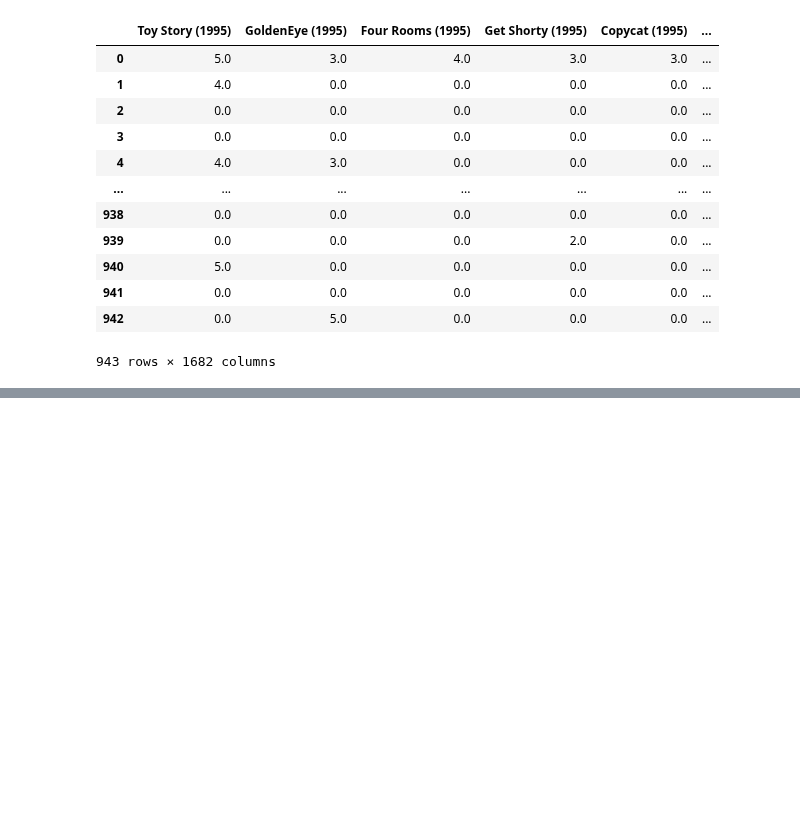
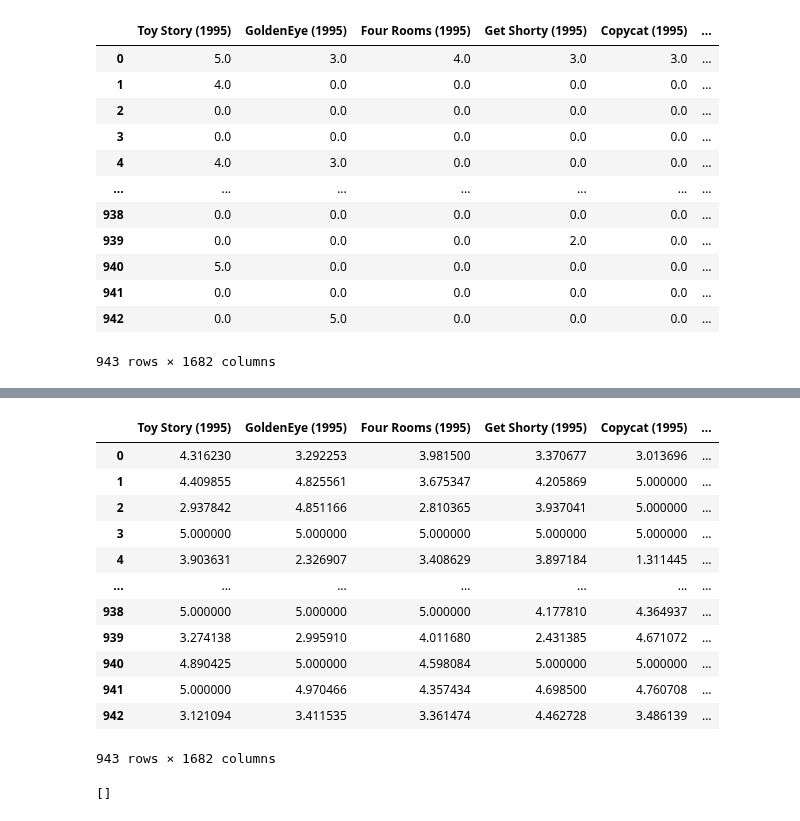
Before and after one commit to Lucasaraga0/matrix_factorization_recommendation, a Jupyter notebook: matrix_factorization.ipynb, the cells around one changed output, grey strips where cells are left out. Saved outputs shown, nothing was run; the diff lists cells and outputs as text; code cells hidden in the pictures; blank space fills up the shorter version.

```diff
--- a/matrix_factorization.ipynb
+++ b/matrix_factorization.ipynb
@@ -157,3 +186,26 @@ array([[5.        , 3.05921968, 4.01250652, ..., 1.5962633 , 3.12601474,
+# %%
+MatrizF.r_hat
+teste = pd.DataFrame(MatrizF.r_hat, columns= Matriz_R.columns)
+# %%
+teste
+# %% [output]
+|  | Toy Story (1995) | GoldenEye (1995) | Four Rooms (1995) | Get Shorty (1995) | Copycat (1995) | ... |
+| 0 | 4.316230 | 3.292253 | 3.981500 | 3.370677 | 3.013696 | ... |
+| 1 | 4.409855 | 4.825561 | 3.675347 | 4.205869 | 5.000000 | ... |
+| 2 | 2.937842 | 4.851166 | 2.810365 | 3.937041 | 5.000000 | ... |
+| 3 | 5.000000 | 5.000000 | 5.000000 | 5.000000 | 5.000000 | ... |
+| 4 | 3.903631 | 2.326907 | 3.408629 | 3.897184 | 1.311445 | ... |
+| ... | ... | ... | ... | ... | ... | ... |
+| 938 | 5.000000 | 5.000000 | 5.000000 | 4.177810 | 4.364937 | ... |
+| 939 | 3.274138 | 2.995910 | 4.011680 | 2.431385 | 4.671072 | ... |
+| 940 | 4.890425 | 5.000000 | 4.598084 | 5.000000 | 5.000000 | ... |
+| 941 | 5.000000 | 4.970466 | 4.357434 | 4.698500 | 4.760708 | ... |
+| 942 | 3.121094 | 3.411535 | 3.361474 | 4.462728 | 3.486139 | ... |
+943 rows × 1682 columns
+# %%
+erros
+# %% [output]
+[]
 # %%
 matriz_final = MatrizF.r_hat
 np.save("matriz_r_hat",matriz_final)
```
Also changed, not shown: parts of 6 cells of this notebook, 3 other files.
